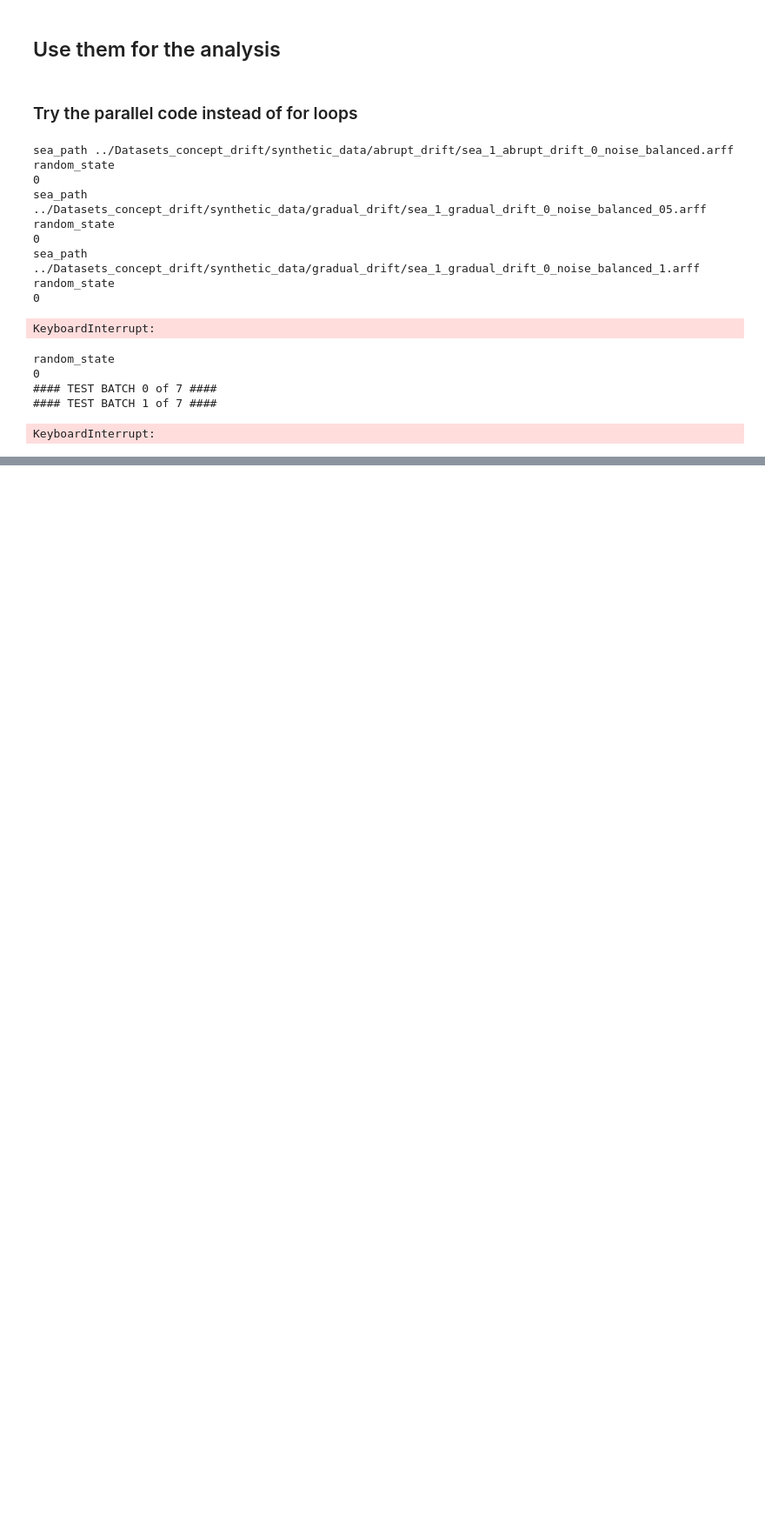
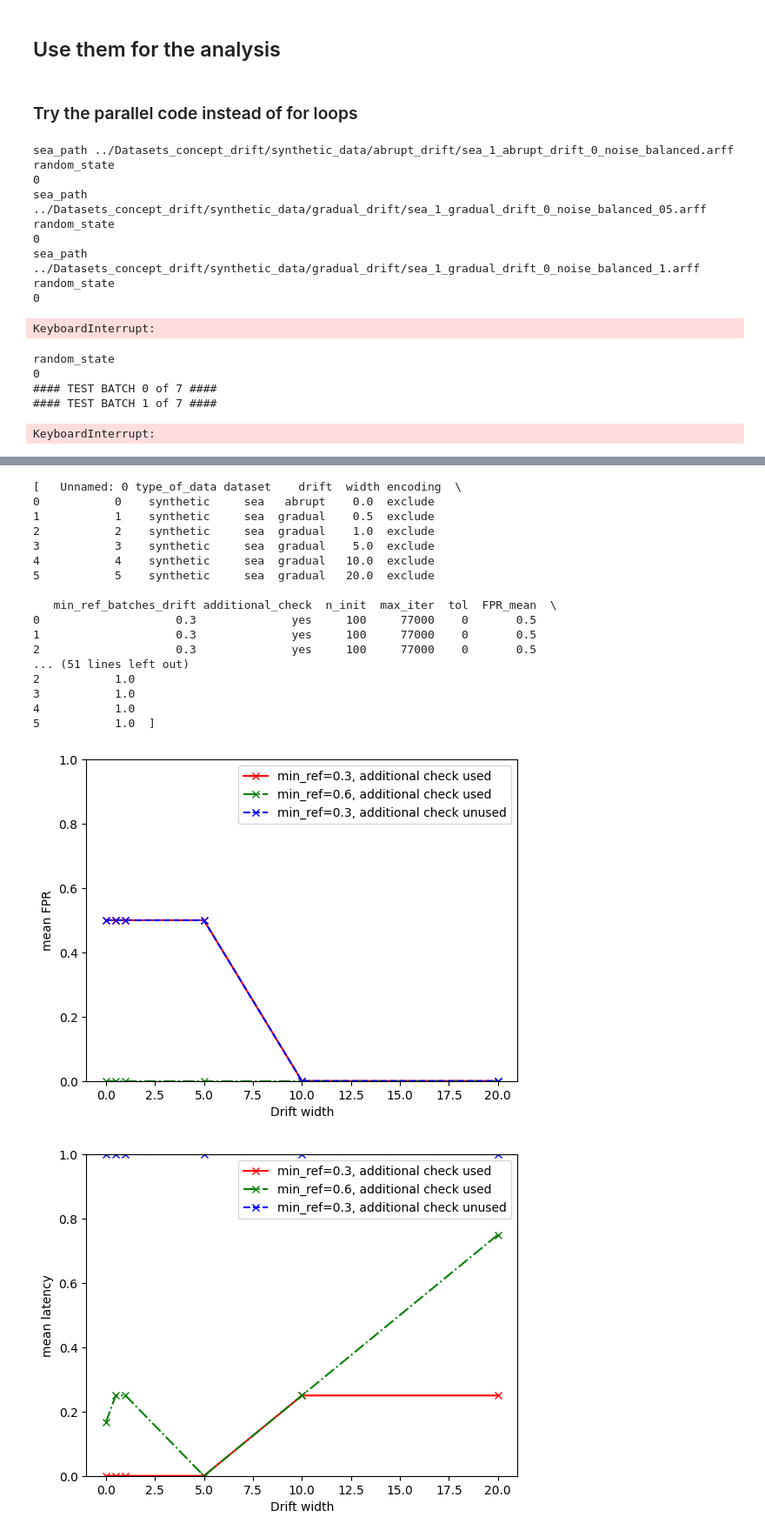
Before and after one commit to Jindrich455/clustering-drift-detection, a Jupyter notebook: ucdd_improved/ucdd_sea.ipynb, the cells around one changed output, grey strips where cells are left out. Shown: that part at 87% size. Cells and saved outputs as stored; diff of their text form; code cells hidden in the pictures; blank space fills up the shorter version.

```diff
--- a/ucdd_improved/ucdd_sea.ipynb
+++ b/ucdd_improved/ucdd_sea.ipynb
@@ -353,0 +356,64 @@ final_result_df.to_csv('sea_jupyter_results.csv', index=False)
+# %%
+import pandas as pd
+from matplotlib import pyplot as plt
+
+common_path = 'results_after_analysis_jupyter'
+filenames = [
+    'sea_jupyter_results.csv',
+    'sea_jupyter_results_majority.csv',
+    'sea_jupyter_results_no_check.csv'
+]
+all_results = []
+# all_results = pd.read_csv(common_path + '/' + filenames[0])
+
+for filename in filenames:
+    res = pd.read_csv(common_path + '/' + filename)
+    all_results.append(res)
+
+print(all_results)
+
+labels = ['min_ref=0.3, additional check used', 'min_ref=0.6, additional check used',
+          'min_ref=0.3, additional check unused']
+linestyles = ['rx-', 'gx-.', 'bx--']
+
+for i in range(3):
+    plt.plot(all_results[i]['width'], all_results[i]['FPR_mean'], linestyles[i], label=labels[i])
+plt.xlabel('Drift width')
+plt.ylabel('mean FPR')
+plt.legend()
+plt.ylim((0, 1))
+
+fig_fpr = plt.gcf()
+plt.show()
+fig_fpr.savefig('sea_fprs.png')
+
+for i in range(3):
+    plt.plot(all_results[i]['width'], all_results[i]['latency_mean'], linestyles[i], label=labels[i])
+plt.xlabel('Drift width')
+plt.ylabel('mean latency')
+plt.legend()
+plt.ylim((0, 1))
+
+fig_latency = plt.gcf()
+plt.show()
+fig_latency.savefig('sea_latency.png')
+# %% [output]
+[   Unnamed: 0 type_of_data dataset    drift  width encoding  \
+0           0    synthetic     sea   abrupt    0.0  exclude
+1           1    synthetic     sea  gradual    0.5  exclude
+2           2    synthetic     sea  gradual    1.0  exclude
+3           3    synthetic     sea  gradual    5.0  exclude
+4           4    synthetic     sea  gradual   10.0  exclude
+5           5    synthetic     sea  gradual   20.0  exclude
+
+   min_ref_batches_drift additional_check  n_init  max_iter  tol  FPR_mean  \
+0                    0.3              yes     100     77000    0       0.5
+1                    0.3              yes     100     77000    0       0.5
+2                    0.3              yes     100     77000    0       0.5
+... (51 lines left out)
+2           1.0
+3           1.0
+4           1.0
+5           1.0  ]
+[figure, added]
+[figure, added]
```
Also changed, not shown: parts of 1 cell of this notebook, 34 other files.
